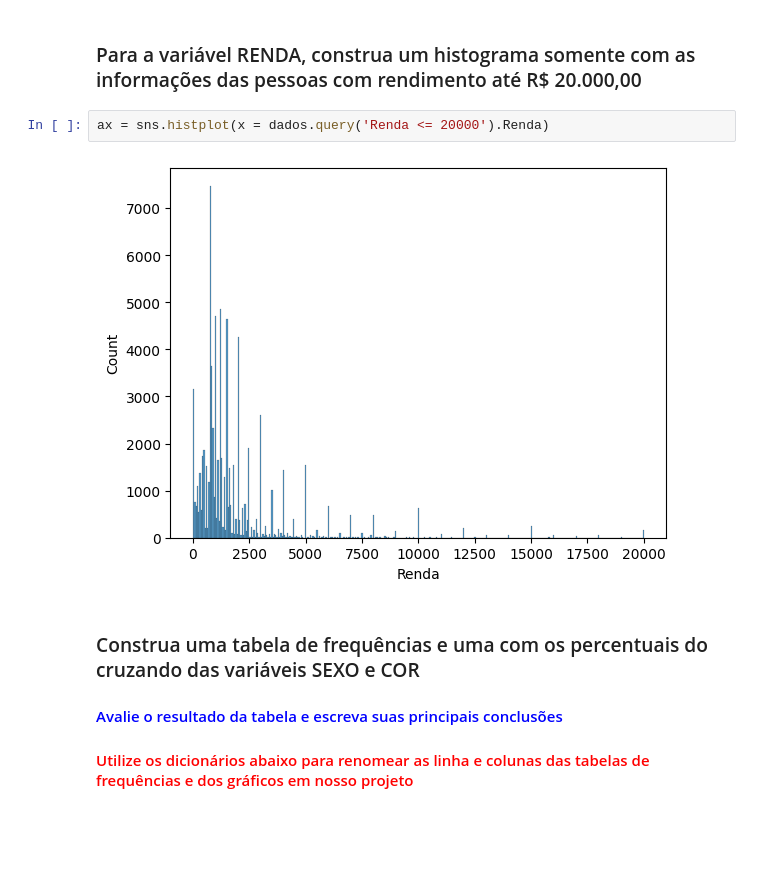
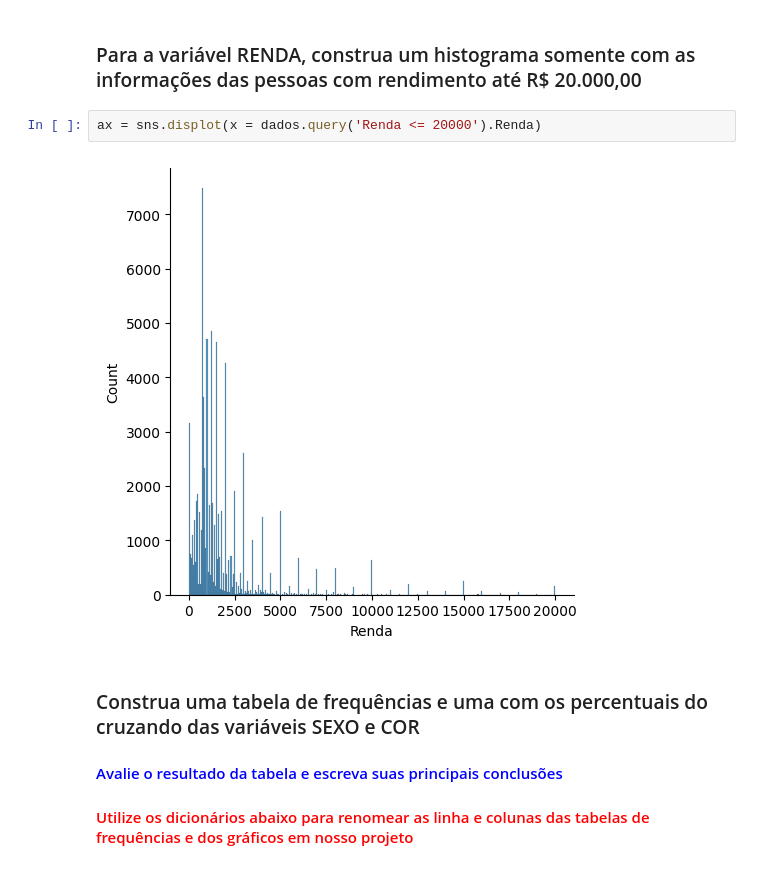
Before and after one commit to mr-miguelrangel/ESTUDO-Analise-descritiva, a Jupyter notebook: Análise_Descritiva.ipynb, the cells around one changed output. Cells and saved outputs as stored; diff of their text form; blank space fills up the shorter version.

```diff
--- a/Análise_Descritiva.ipynb
+++ b/Análise_Descritiva.ipynb
@@ -273,9 +273,9 @@ Escreva suas conclusões aqui...
 # %% [markdown]
 ### Para a variável RENDA, construa um histograma somente com as informações das pessoas com rendimento até R$ 20.000,00
 # %%
-ax = sns.histplot(x = dados.query('Renda <= 20000').Renda)
+ax = sns.displot(x = dados.query('Renda <= 20000').Renda)
 # %% [output]
-[figure, old version]
+[figure, new version]
 # %% [markdown]
 ### Construa uma tabela de frequências e uma com os percentuais do cruzando das variáveis SEXO e COR
 #### <font color='blue'>Avalie o resultado da tabela e escreva suas principais conclusões</font>
```
Also changed, not shown: parts of 8 cells of this notebook.
